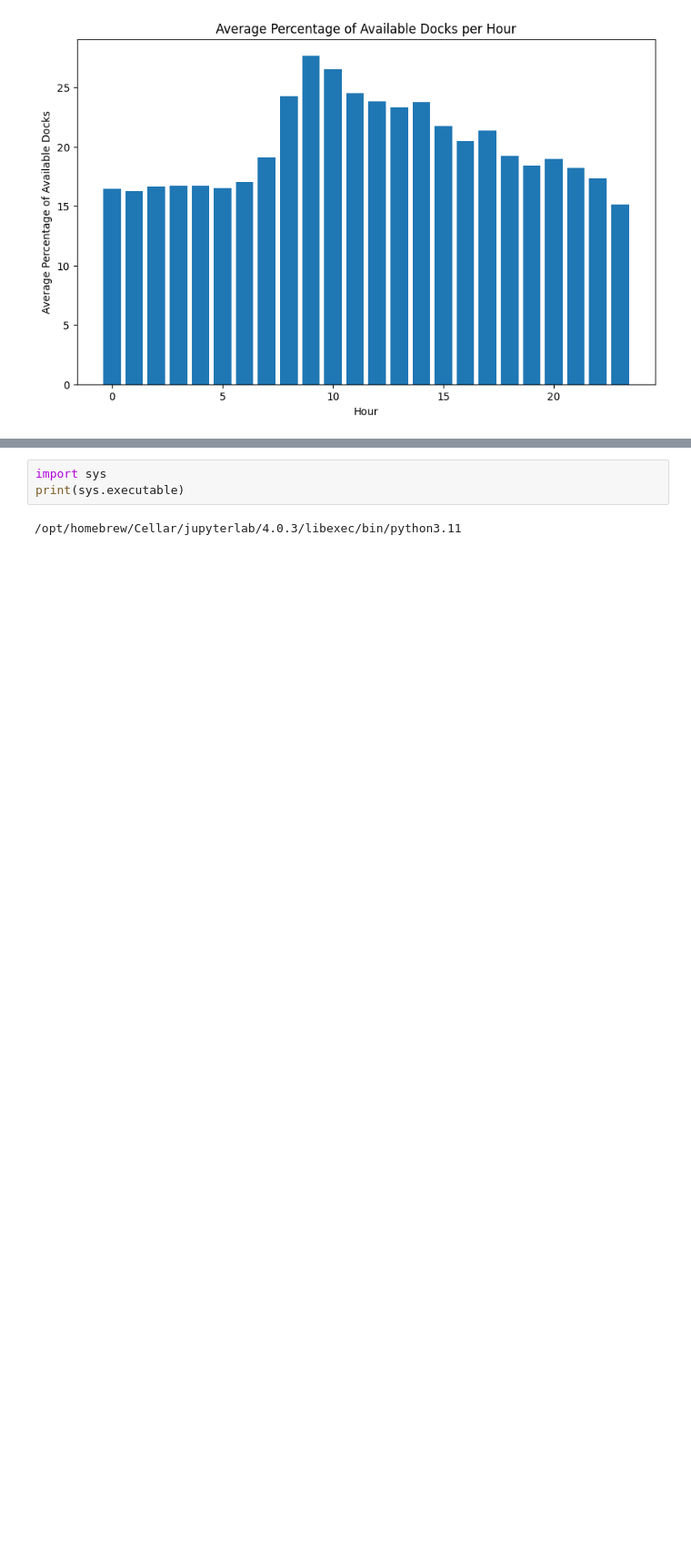
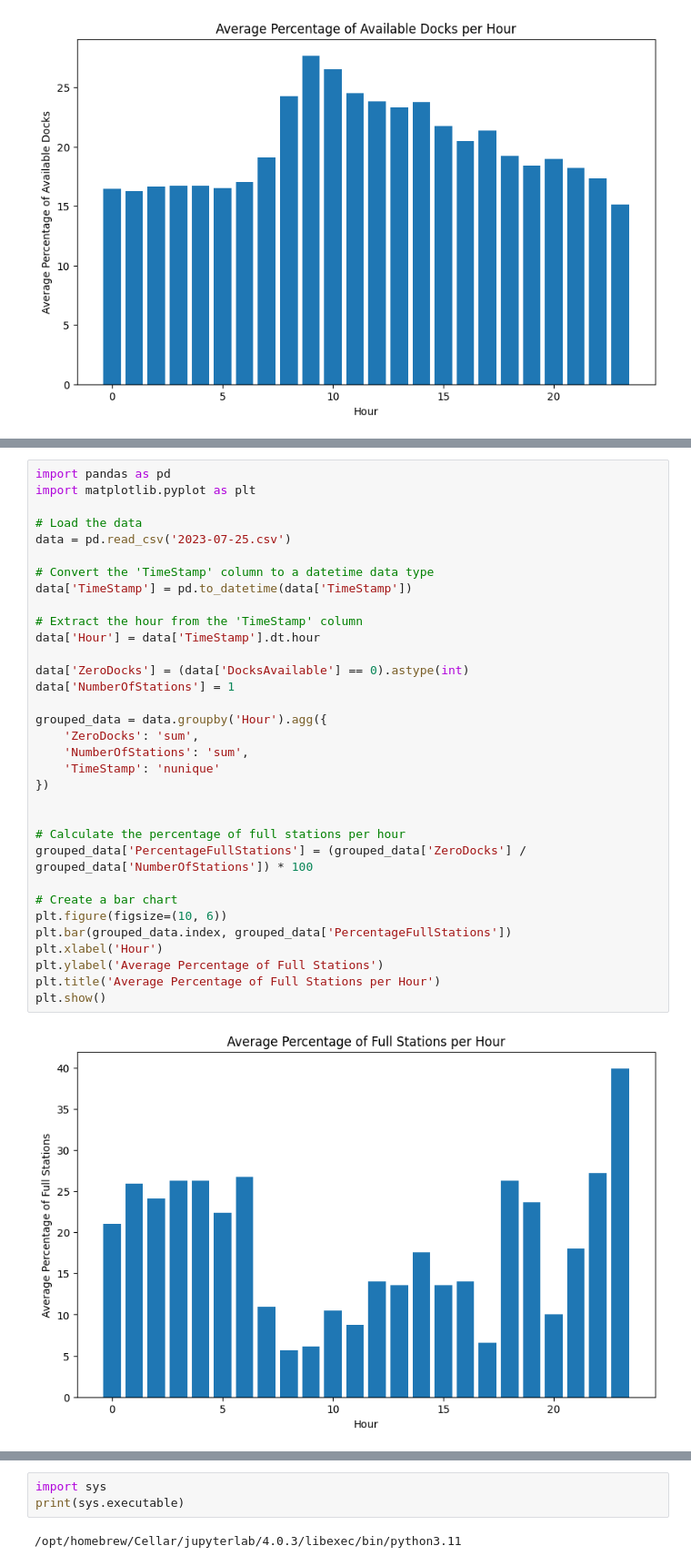
Before and after one commit to kardolus/citi-bike-dock-tracker, a Jupyter notebook: research/red_hook_ts.ipynb, the cells around one changed output, grey strips where cells are left out. Shown at 91% size. Saved outputs shown, nothing was run; the diff lists cells and outputs as text; blank space fills up the shorter version.

Commit message:
Add various charts

```diff
--- a/research/red_hook_ts.ipynb
+++ b/research/red_hook_ts.ipynb
@@ -51,0 +32,35 @@ Successfully installed contourpy-1.1.0 cycler-0.11.0 fonttools-4.41.1 kiwisolver
+# %%
+import pandas as pd
+import matplotlib.pyplot as plt
+
+# Load the data
+data = pd.read_csv('2023-07-25.csv')
+
+# Convert the 'TimeStamp' column to a datetime data type
+data['TimeStamp'] = pd.to_datetime(data['TimeStamp'])
+
+# Extract the hour from the 'TimeStamp' column
+data['Hour'] = data['TimeStamp'].dt.hour
+
+data['ZeroDocks'] = (data['DocksAvailable'] == 0).astype(int)
+data['NumberOfStations'] = 1
+
+grouped_data = data.groupby('Hour').agg({
+    'ZeroDocks': 'sum',
+    'NumberOfStations': 'sum',
+    'TimeStamp': 'nunique'
+})
+
+
+# Calculate the percentage of full stations per hour
+grouped_data['PercentageFullStations'] = (grouped_data['ZeroDocks'] / grouped_data['NumberOfStations']) * 100
+
+# Create a bar chart
+plt.figure(figsize=(10, 6))
+plt.bar(grouped_data.index, grouped_data['PercentageFullStations'])
+plt.xlabel('Hour')
+plt.ylabel('Average Percentage of Full Stations')
+plt.title('Average Percentage of Full Stations per Hour')
+plt.show()
+# %% [output]
+[figure, added]
```
Also changed, not shown: parts of 2 cells of this notebook, 1 other file.
